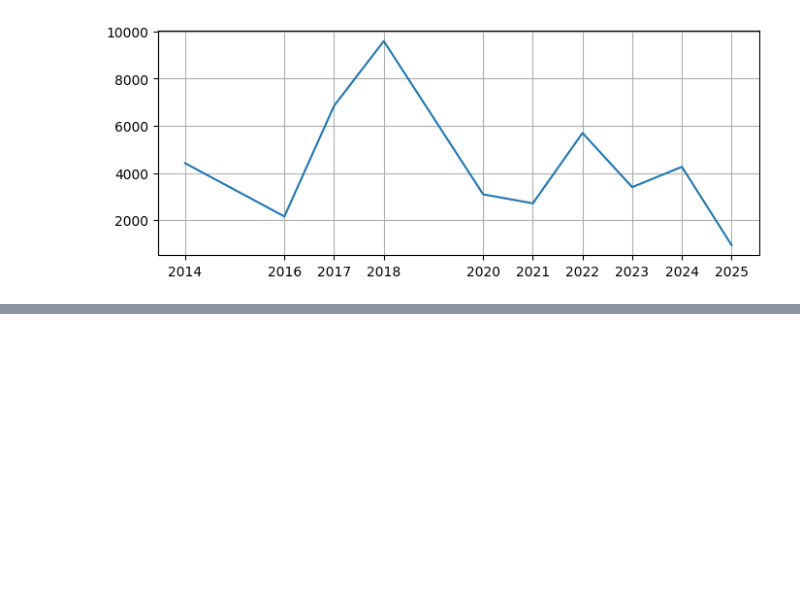
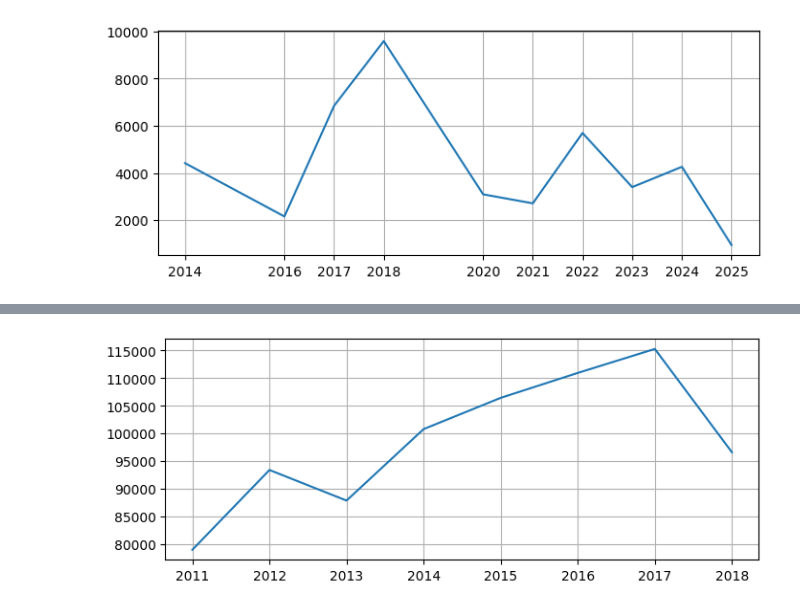
Before and after one commit to saeed-saffari/CPHSC, a Jupyter notebook: O-LCA/Halifax_Infirmary_Complex_meters.ipynb, the cells around one changed output, grey strips where cells are left out. Saved outputs shown, nothing was run; the diff lists cells and outputs as text; code cells hidden in the pictures; blank space fills up the shorter version.

```diff
--- a/O-LCA/Halifax_Infirmary_Complex_meters.ipynb
+++ b/O-LCA/Halifax_Infirmary_Complex_meters.ipynb
@@ -381,0 +390,3 @@ plt.show()
+# %%
+Potable = group_df.get_group('Potable: Mixed Indoor/Outdoor')
+Potable
@@ -381,0 +407,4 @@ plt.show()
+# %%
+for year in Potable.Year.unique():
+    tt = Potable[Potable.Year==year]
+    print(year, tt.shape)
@@ -381,0 +420,10 @@ plt.show()
+# %%
+avv4 = []
+for year in Potable.Year.unique():
+    if (year == 2022) or (year==2023):
+        continue
+    tt = Potable[Potable.Year==year]
+    print(year, tt['Cost ($)'].mean().round(2))
+    #print("")
+    avv4.append(tt['Cost ($)'].mean().round(2))
+#avv2
@@ -381,0 +439,9 @@ plt.show()
+# %%
+plt.figure(figsize=(8,3))
+plt.plot([2011, 2012, 2013, 2014, 2015, 2016, 2017, 2018],avv4)
+plt.grid()
+plt.xticks([2011, 2012, 2013, 2014, 2015, 2016, 2017, 2018])
+
+plt.show()
+# %% [output]
+[figure, added]
```
Also changed, not shown: parts of 10 cells of this notebook.
